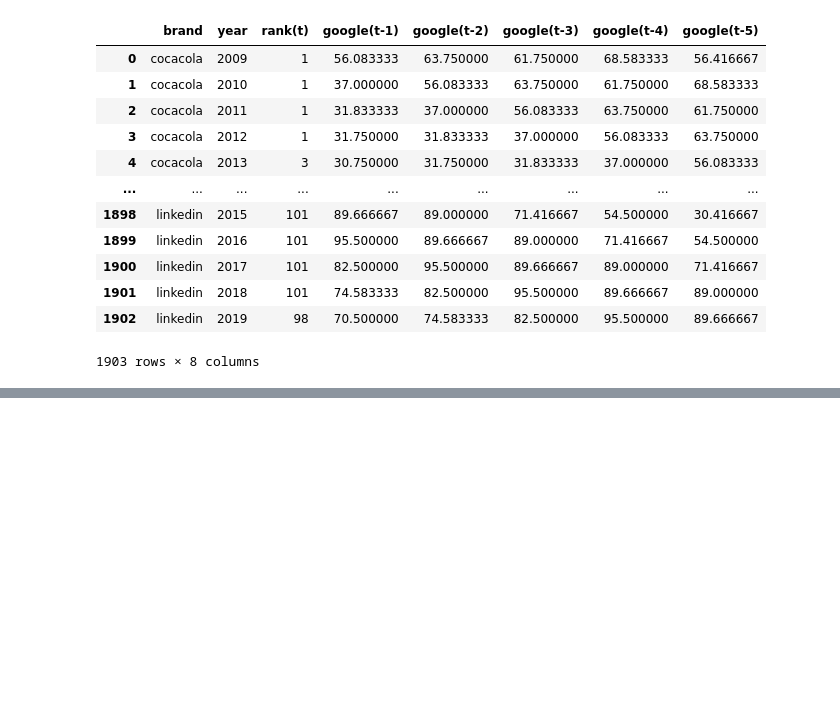
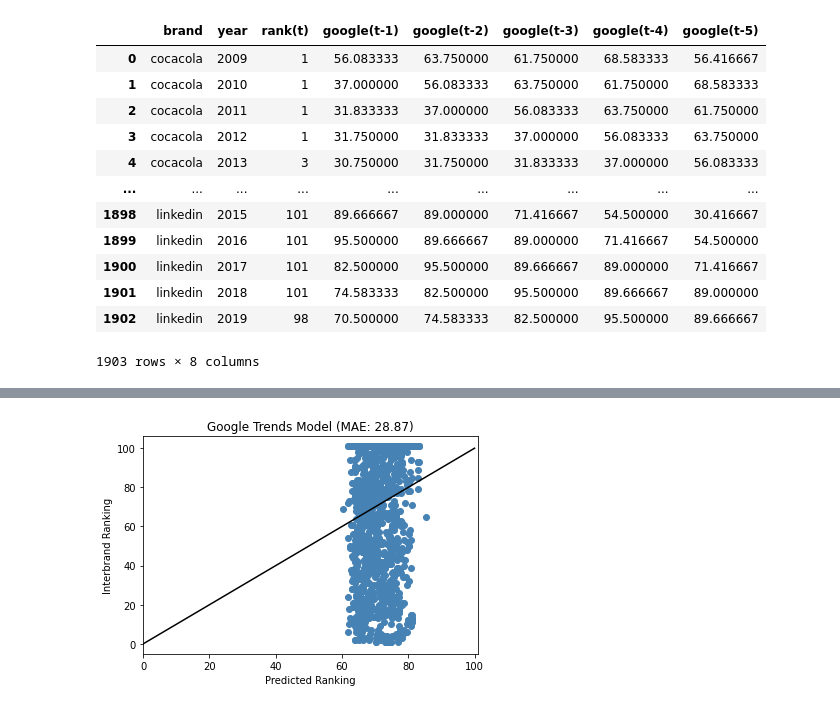
Before and after one commit to vincent17890/indeng242_final, a Jupyter notebook: google_trends_model.ipynb, the cells around one changed output, grey strips where cells are left out. Cells and saved outputs as stored; diff of their text form; code cells hidden in the pictures; blank space fills up the shorter version.

```diff
--- a/google_trends_model.ipynb
+++ b/google_trends_model.ipynb
@@ -85,3 +88,15 @@ OLS Regression Results
 | Kurtosis: | 2.134 | Cond. No. | 312. |
 Notes:
 [1] Standard Errors assume that the covariance matrix of the errors is correctly specified.
+# %%
+ax = plt.gca()
+
+plt.scatter(pred_train, y_train, color='steelblue')
+plt.plot(np.arange(0, 101), np.arange(0, 101), color='black')
+plt.title('Google Trends Model (MAE: 28.87)')
+plt.xlabel("Predicted Ranking")
+plt.ylabel("Interbrand Ranking")
+ax.set_xlim((0, 101))
+plt.show()
+# %% [output]
+[figure, added]
```
Also changed, not shown: parts of 3 cells of this notebook.
